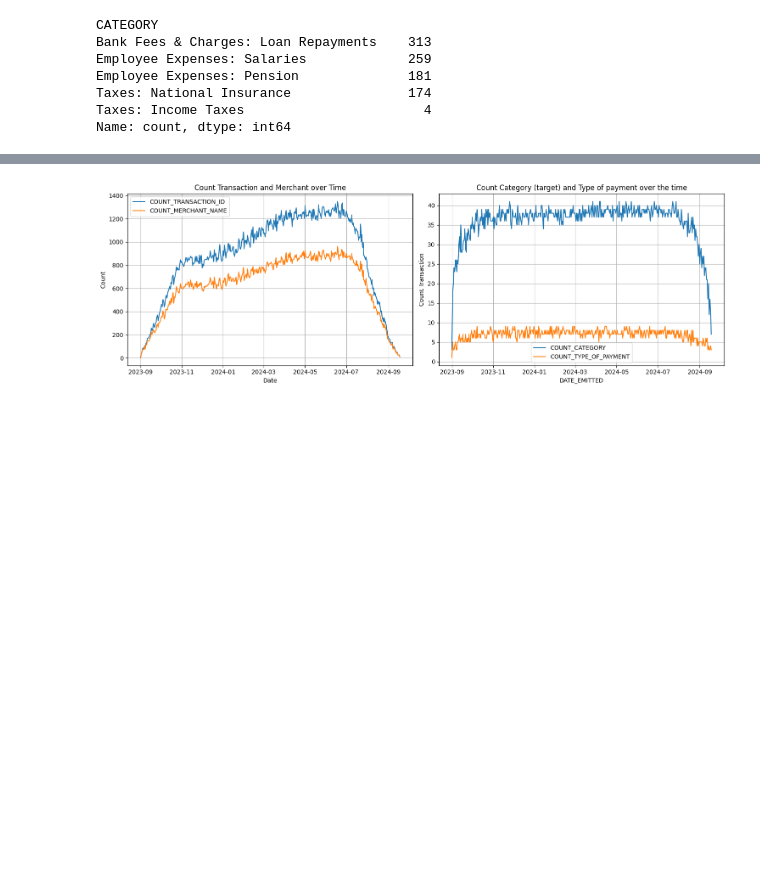
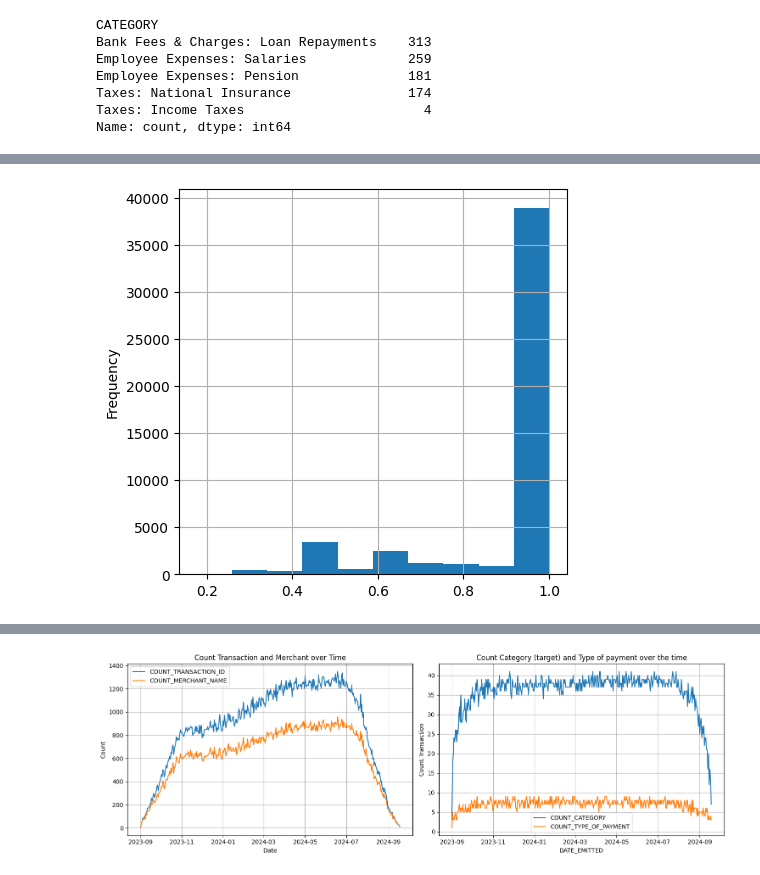
Before and after one commit to data-corentinv/qto-categorizer-ml, a Jupyter notebook: notebooks/0_eda_cleaned.ipynb, the cells around one changed output, grey strips where cells are left out. Cells and saved outputs as stored; diff of their text form; code cells hidden in the pictures; blank space fills up the shorter version.

```diff
--- a/notebooks/0_eda.ipynb
+++ b/notebooks/0_eda_cleaned.ipynb
@@ -19,4 +34,9 @@ from sklearn.metrics import classification_report
 
 import sys
 sys.path.append('../src/')
-from qto_categorizer_ml.io import datasets
+from qto_categorizer_ml.io.datasets import CSVReader
+from qto_categorizer_ml.io.services import LoggerService
+
+logger = LoggerService().logger()
+
+# Nombre de transaction baisse en fin d'année 2024
@@ -93,0 +149,18 @@ Name: count, dtype: int64
+# %%
+logger.info(f"Number of merchant name : {df.MERCHANT_NAME.unique().shape[0]}")
+
+# Count number of category per marchant
+df['MERCHANT_NAME'] = df.MERCHANT_NAME.replace(' ', "NO MARCHENT").fillna('NO MERCHANT')
+
+category_counts = df.groupby(['MERCHANT_NAME', 'CATEGORY']).size().reset_index(name="count")
+
+dominant_ratio = (
+    category_counts\
+        .groupby('MERCHANT_NAME')\
+        .apply(lambda x: x['count'].max() / x['count'].sum(), include_groups=False)\
+        .reset_index(name='dominant_category_ratio')
+)
+
+dominant_ratio.dominant_category_ratio.plot(kind='hist', figsize=(5,5))
+plt.grid(True)
+# %% [output]
@@ -93,0 +168 @@ Name: count, dtype: int64
+[figure, added]
```
Also changed, not shown: parts of 42 cells of this notebook, 2 other files.
